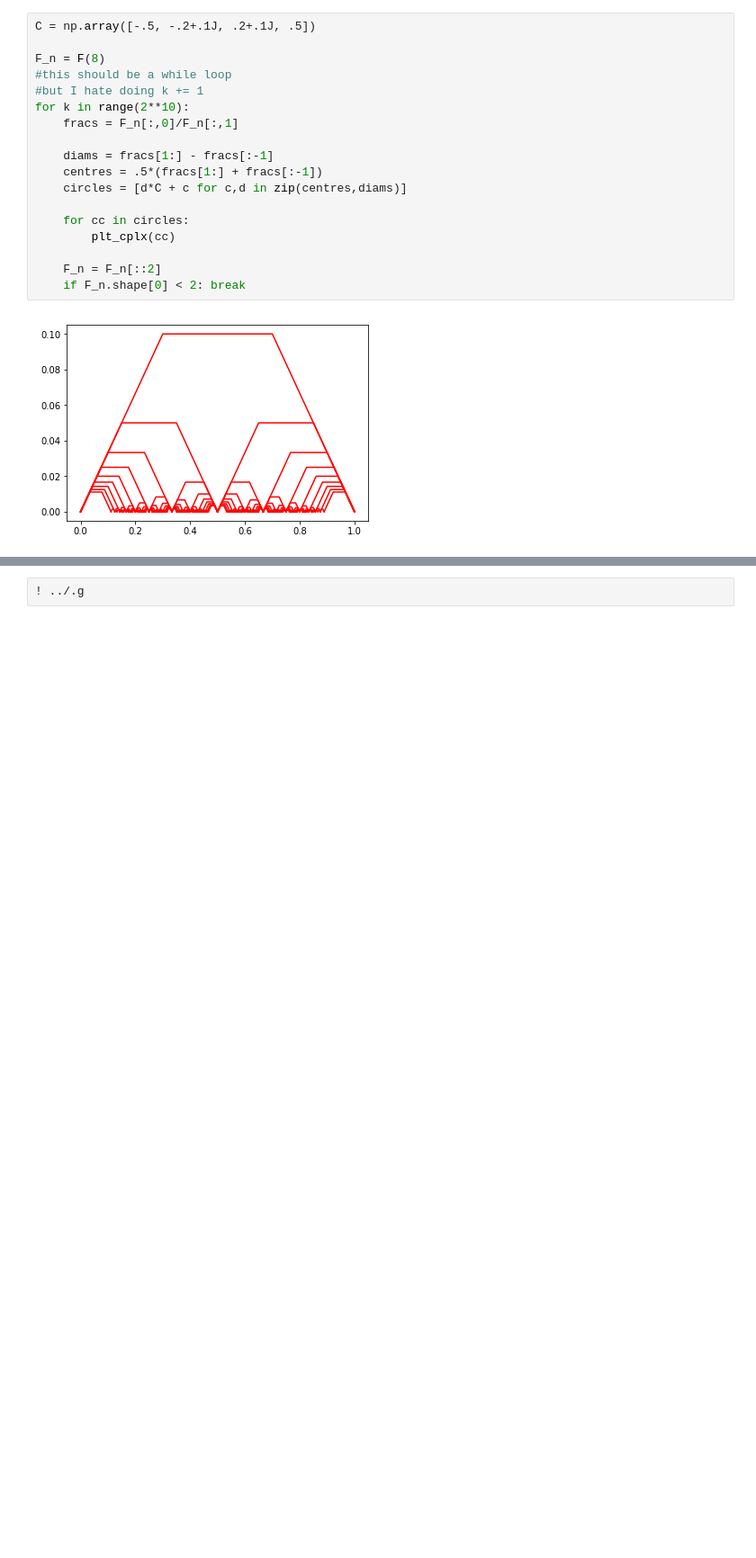
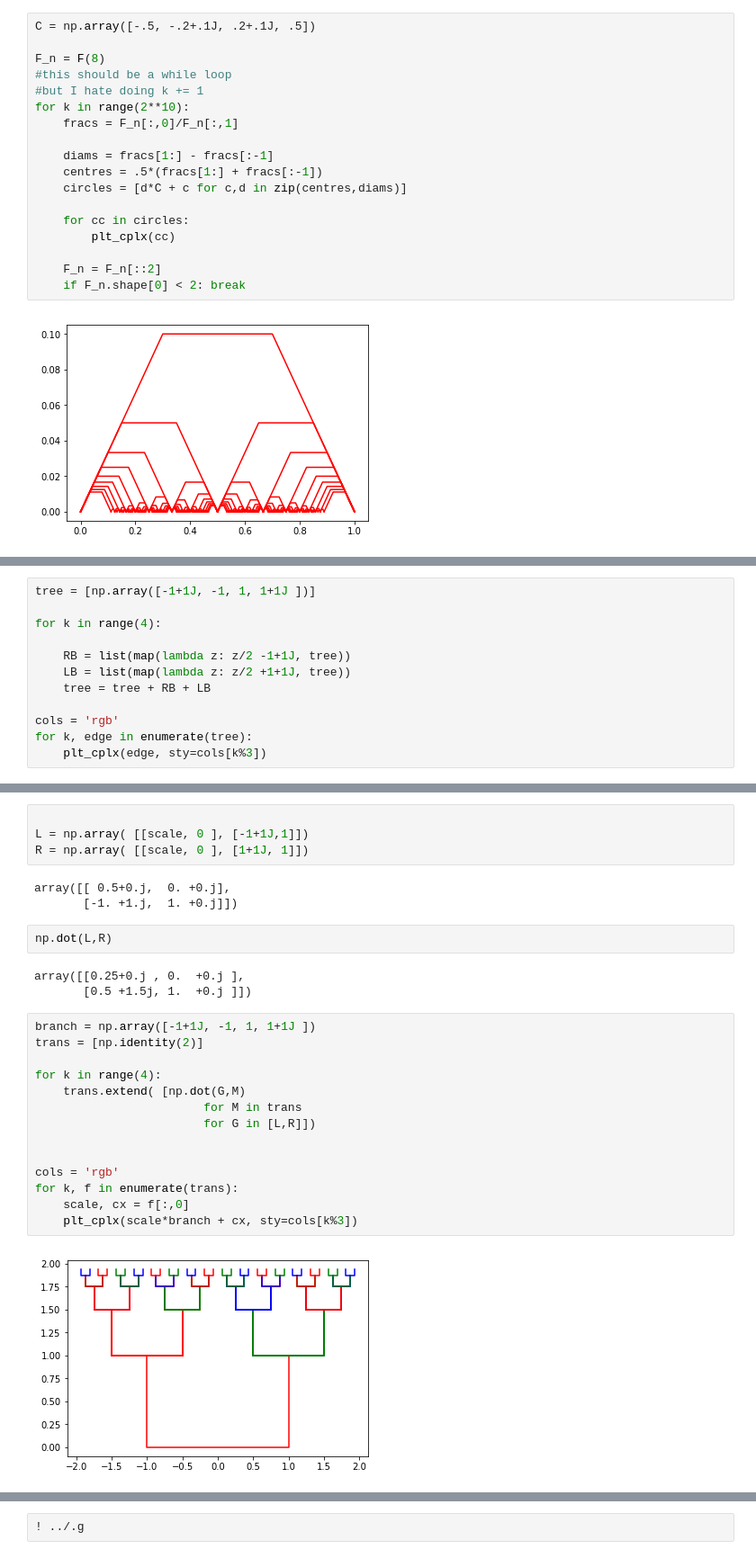
Before and after one commit to macbuse/macbuse.github.io, a Jupyter notebook: PROG/matplot_episode_two.ipynb, the cells around one changed output, grey strips where cells are left out. Shown: that part at 90% size. Saved outputs shown, nothing was run; the diff lists cells and outputs as text; blank space fills up the shorter version.

```diff
--- a/PROG/matplot_episode_two.ipynb
+++ b/PROG/matplot_episode_two.ipynb
@@ -797,0 +814,12 @@ for k in range(2**10):
+# %%
+tree = [np.array([-1+1J, -1, 1, 1+1J ])]
+
+for k in range(4):
+
+    RB = list(map(lambda z: z/2 -1+1J, tree))
+    LB = list(map(lambda z: z/2 +1+1J, tree))
+    tree = tree + RB + LB
+
+cols = 'rgb'
+for k, edge in enumerate(tree):
+    plt_cplx(edge, sty=cols[k%3])
@@ -797,0 +828,28 @@ for k in range(2**10):
+# %%
+
+L = np.array( [[scale, 0 ], [-1+1J,1]])
+R = np.array( [[scale, 0 ], [1+1J, 1]])
+# %% [output]
+array([[ 0.5+0.j,  0. +0.j],
+       [-1. +1.j,  1. +0.j]])
+# %%
+np.dot(L,R)
+# %% [output]
+array([[0.25+0.j , 0.  +0.j ],
+       [0.5 +1.5j, 1.  +0.j ]])
+# %%
+branch = np.array([-1+1J, -1, 1, 1+1J ])
+trans = [np.identity(2)]
+
+for k in range(4):
+    trans.extend( [np.dot(G,M)
+                        for M in trans
+                        for G in [L,R]])
+
+
+cols = 'rgb'
+for k, f in enumerate(trans):
+    scale, cx = f[:,0]
+    plt_cplx(scale*branch + cx, sty=cols[k%3])
+# %% [output]
+[figure, added]
```
Also changed, not shown: parts of 12 cells of this notebook, 1 other file.
